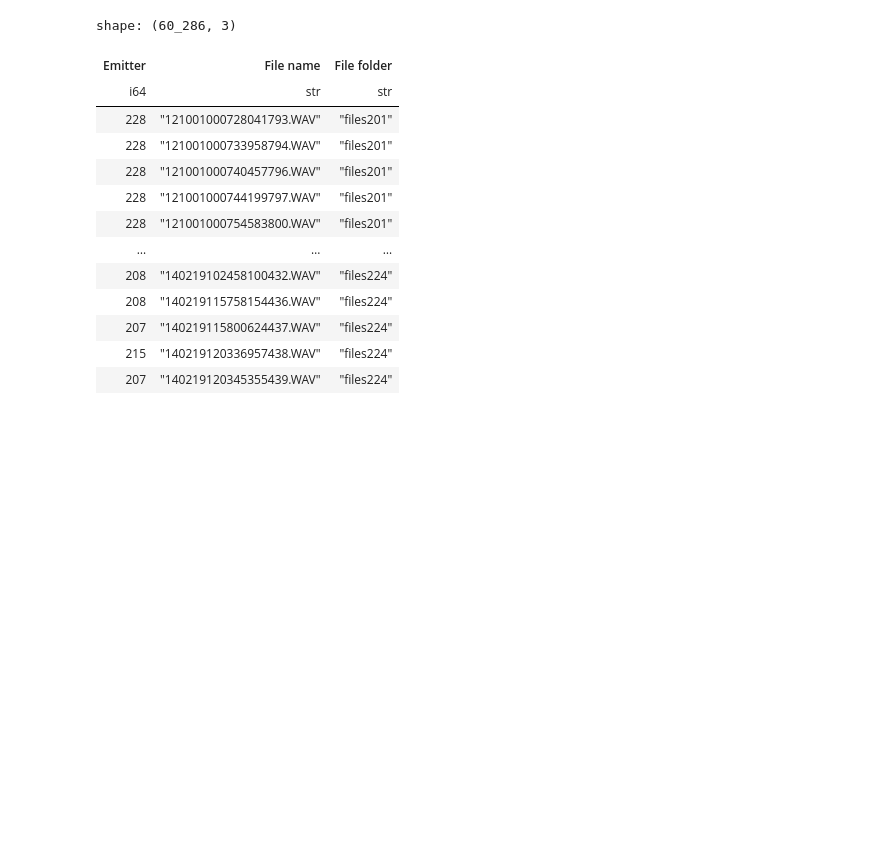
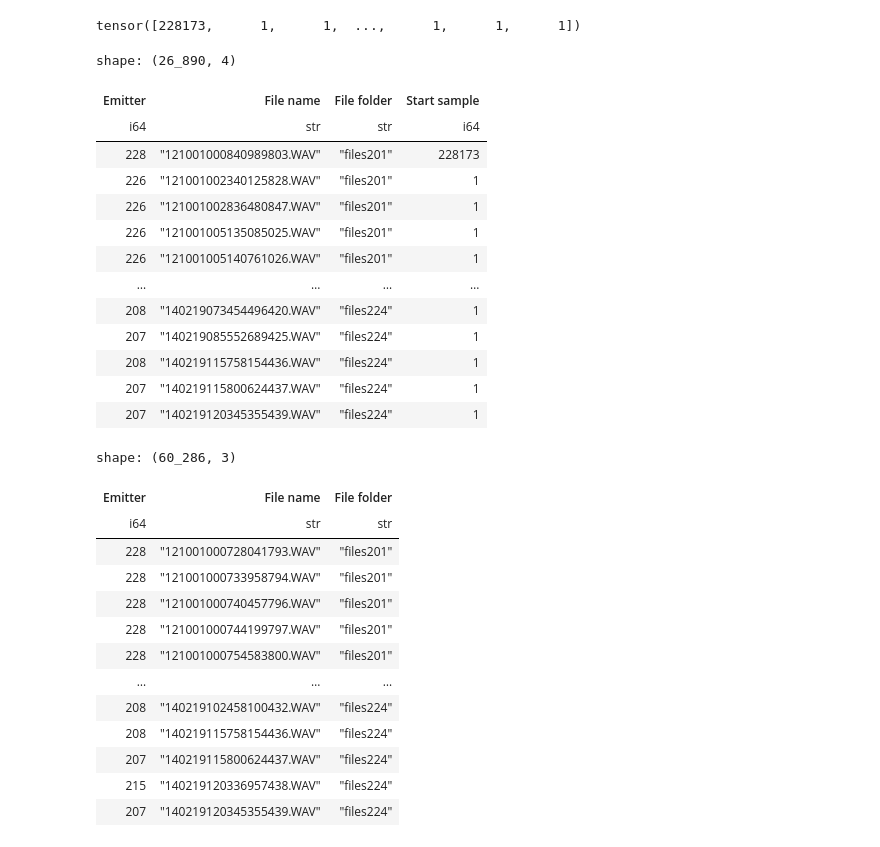
Before and after one commit to korifeyi/animal-communication-source-separation, a Jupyter notebook: basic.ipynb, the cells around one changed output. Cells and saved outputs as stored; diff of their text form; code cells hidden in the pictures; blank space fills up the shorter version.

```diff
--- a/basic.ipynb
+++ b/basic.ipynb
@@ -16,17 +72,42 @@ better_annotations = pl.read_csv("./egyptian_fruit_bat_annotated/better_annotati
 # %%
 sub = better_annotations.select(
     [
-        pl.col("Emitter").abs(),
+        pl.col("Emitter"),
         pl.col("File name"),
-        pl.col("File folder")
+        pl.col("File folder"),
+        pl.col("Start sample"),
+        pl.col("End sample"),
     ]
 ).filter(
-    pl.col("Emitter") != 0
+    pl.col("Emitter") > 0
 )
+# %%
+sub_sub.select(
+            pl.col("Start sample")
+        ).to_torch().ravel()
+# %% [output]
+tensor([228173,      1,      1,  ...,      1,      1,      1])
 # %%
 sub_sub = sub.filter(
     pl.col("Emitter").is_in([215, 231, 211, 216, 230, 220, 210, 226, 221, 207, 228, 208])
 )
+# %%
+sub_sub
+# %% [output]
+shape: (26_890, 4)
+| Emitter | File name | File folder | Start sample |
+| i64 | str | str | i64 |
+| 228 | "121001000840989803.WAV" | "files201" | 228173 |
+| 226 | "121001002340125828.WAV" | "files201" | 1 |
+| 226 | "121001002836480847.WAV" | "files201" | 1 |
+| 226 | "121001005135085025.WAV" | "files201" | 1 |
+| 226 | "121001005140761026.WAV" | "files201" | 1 |
+| … | … | … | … |
+| 208 | "140219073454496420.WAV" | "files224" | 1 |
+| 207 | "140219085552689425.WAV" | "files224" | 1 |
+| 208 | "140219115758154436.WAV" | "files224" | 1 |
+| 207 | "140219115800624437.WAV" | "files224" | 1 |
+| 207 | "140219120345355439.WAV" | "files224" | 1 |
 # %%
 sub_sub.write_csv("./egyptian_fruit_bat_annotated/annotations.csv")
 # %%
```
Also changed, not shown: parts of 10 cells of this notebook, 6 other files.
